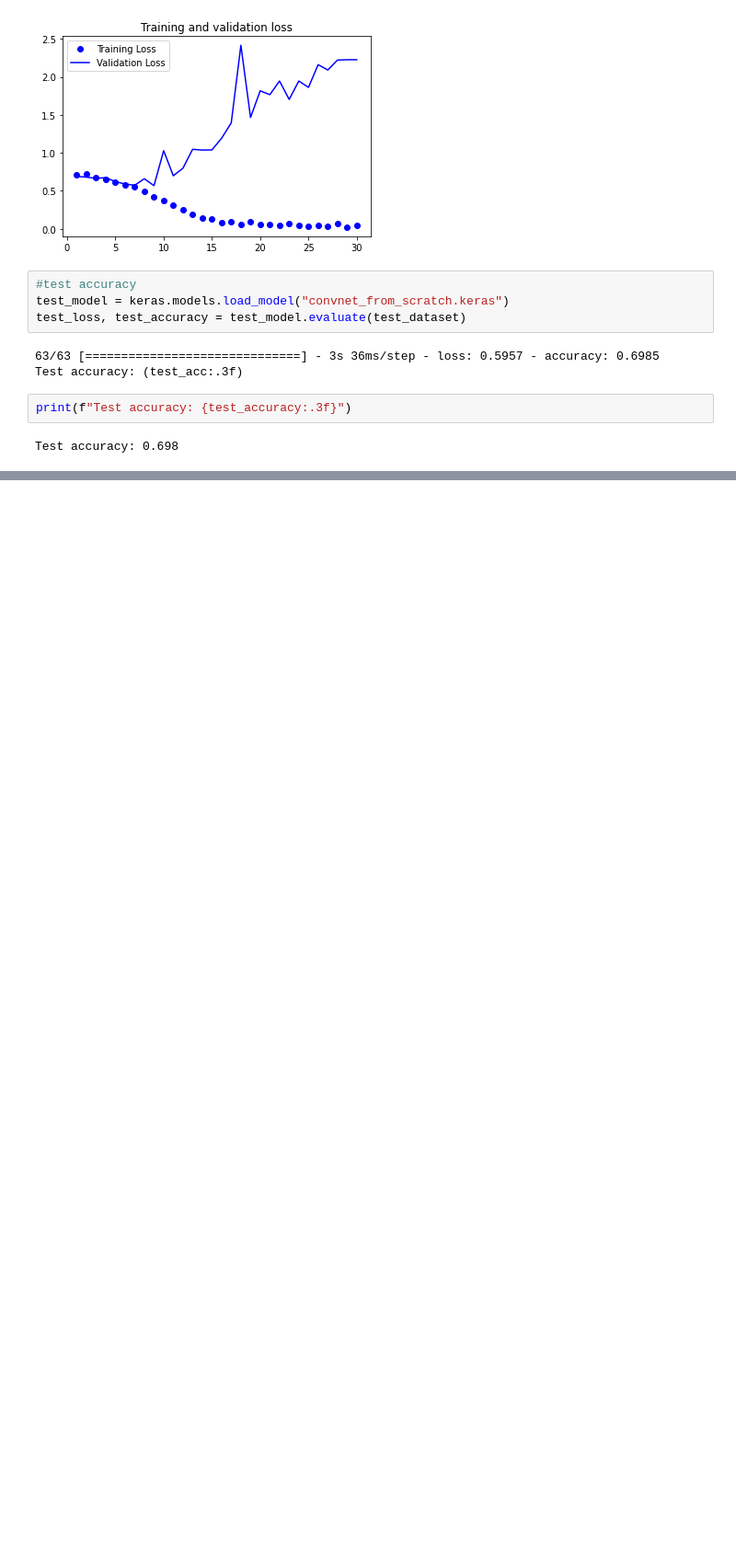
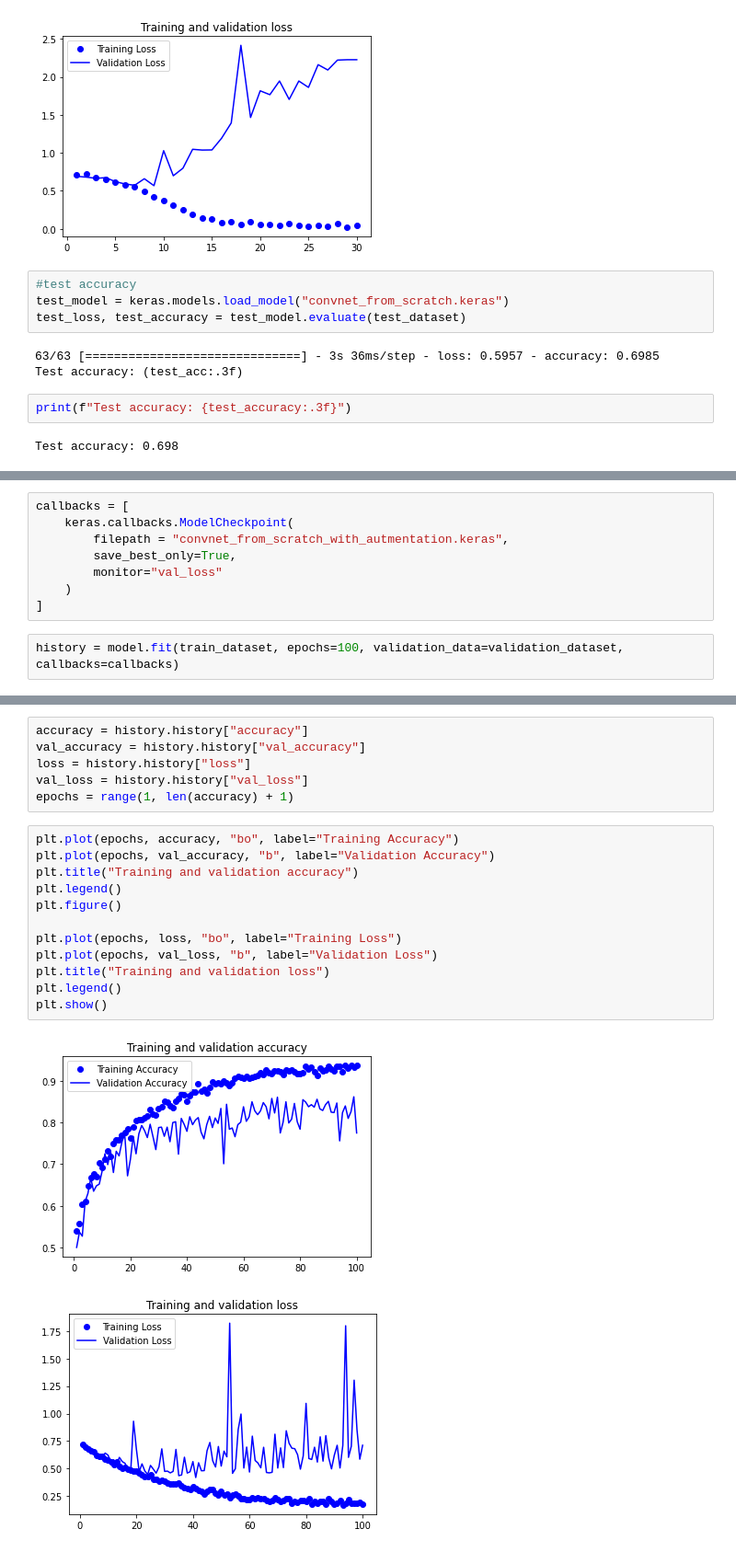
Before and after one commit to thatguyandy27/DLWithPython, a Jupyter notebook: chapter8/Chapter8.ipynb, the cells around one changed output, grey strips where cells are left out. Shown: that part at 92% size. Drawn from its saved outputs; the diff is of its cells as text; blank space fills up the shorter version.

```diff
--- a/chapter8/Chapter8.ipynb
+++ b/chapter8/Chapter8.ipynb
@@ -173,0 +215,10 @@ Test accuracy: 0.698
+# %%
+callbacks = [
+    keras.callbacks.ModelCheckpoint(
+        filepath = "convnet_from_scratch_with_autmentation.keras",
+        save_best_only=True,
+        monitor="val_loss"
+    )
+]
+# %%
+history = model.fit(train_dataset, epochs=100, validation_data=validation_dataset, callbacks=callbacks)
@@ -173,0 +243,21 @@ Test accuracy: 0.698
+# %%
+accuracy = history.history["accuracy"]
+val_accuracy = history.history["val_accuracy"]
+loss = history.history["loss"]
+val_loss = history.history["val_loss"]
+epochs = range(1, len(accuracy) + 1)
+# %%
+plt.plot(epochs, accuracy, "bo", label="Training Accuracy")
+plt.plot(epochs, val_accuracy, "b", label="Validation Accuracy")
+plt.title("Training and validation accuracy")
+plt.legend()
+plt.figure()
+
+plt.plot(epochs, loss, "bo", label="Training Loss")
+plt.plot(epochs, val_loss, "b", label="Validation Loss")
+plt.title("Training and validation loss")
+plt.legend()
+plt.show()
+# %% [output]
+[figure, added]
+[figure, added]
```
Also changed, not shown: parts of 14 cells of this notebook.
